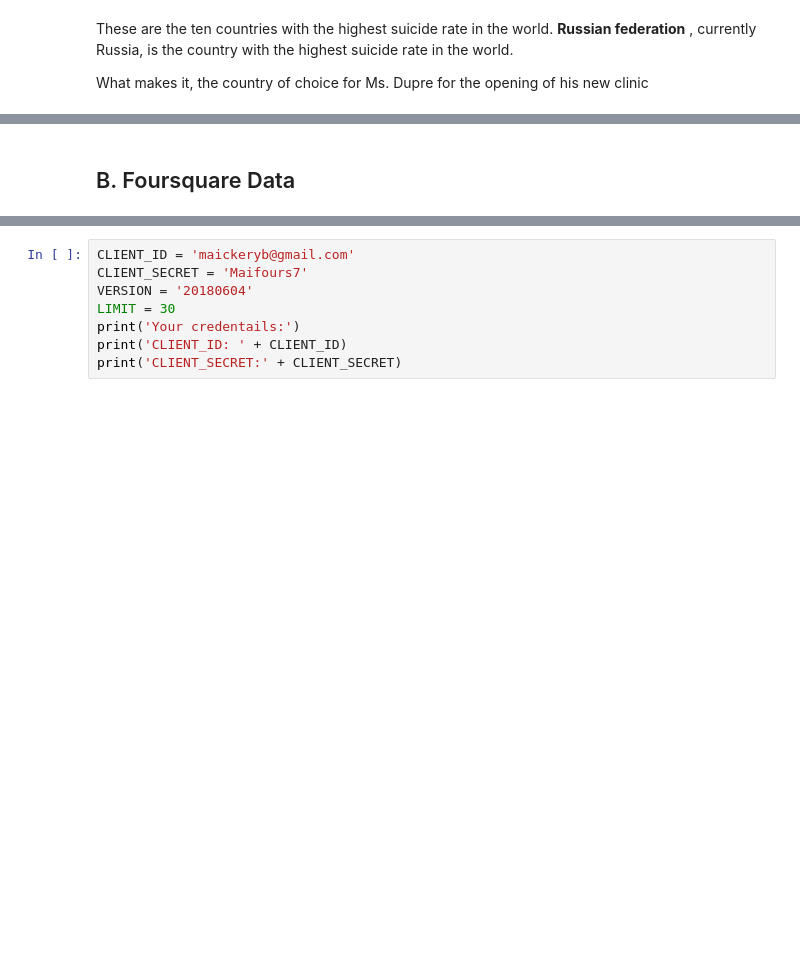
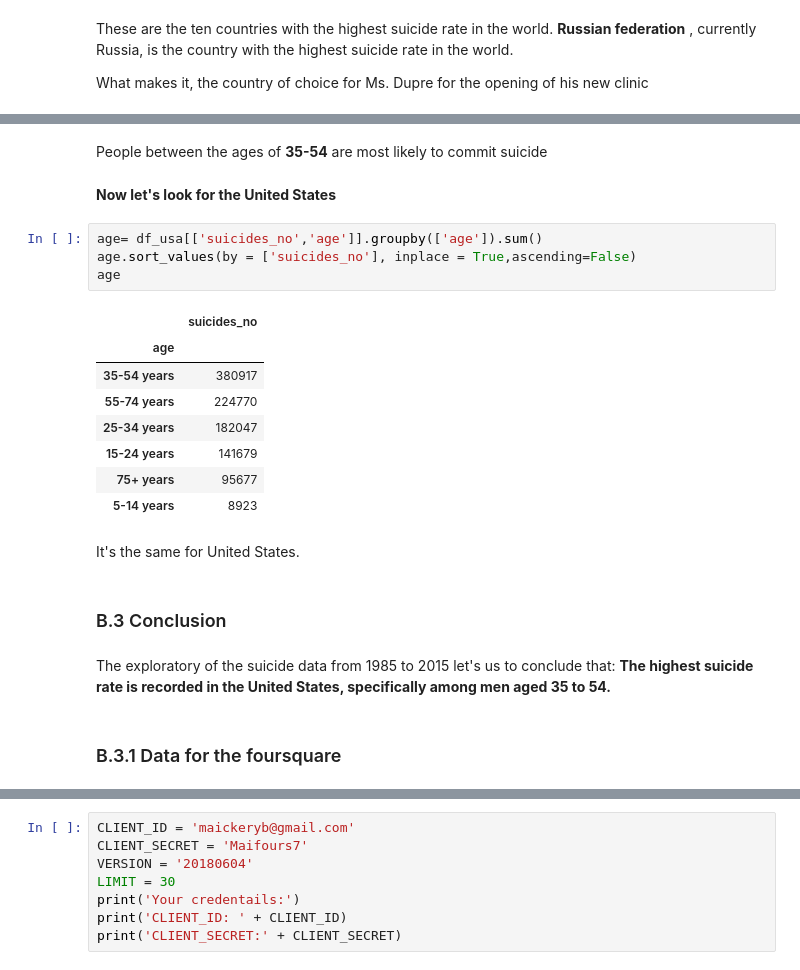
Before and after one commit to Maickery/Depression-and-suicide-psychology, a Jupyter notebook: Depression and suicide psychology.ipynb, the cells around one changed output, grey strips where cells are left out. Saved outputs shown, nothing was run; the diff lists cells and outputs as text; blank space fills up the shorter version.

```diff
--- a/Depression and suicide psychology.ipynb
+++ b/Depression and suicide psychology.ipynb
@@ -129,2 +248,26 @@ What makes it, the country of choice for Ms. Dupre for the opening of his new cl
+# %% [markdown]
+People between the ages of **35-54** are most likely to commit suicide
+# %% [markdown]
+**Now let's look for the United States**
+# %%
+age= df_usa[['suicides_no','age']].groupby(['age']).sum()
+age.sort_values(by = ['suicides_no'], inplace = True,ascending=False)
+age
+# %% [output]
+|  | suicides_no |
+| age |  |
+| 35-54 years | 380917 |
+| 55-74 years | 224770 |
+| 25-34 years | 182047 |
+| 15-24 years | 141679 |
+| 75+ years | 95677 |
+| 5-14 years | 8923 |
+# %% [markdown]
+It's the same for United States.
 # %% [markdown]
-## B. Foursquare Data <a name="Foursquare Data"></a>
+### B.3 Conclusion <a name="B.3 Conclusion"></a>
+# %% [markdown]
+The exploratory of the suicide data from 1985 to 2015 let's us to conclude that:
+**The highest suicide rate is recorded in the United States, specifically among men aged 35 to 54.**
+# %% [markdown]
+### B.3.1 Data for the foursquare <a name="B.3.1 Data for the foursquare"></a>
```
Also changed, not shown: parts of 39 cells of this notebook.
